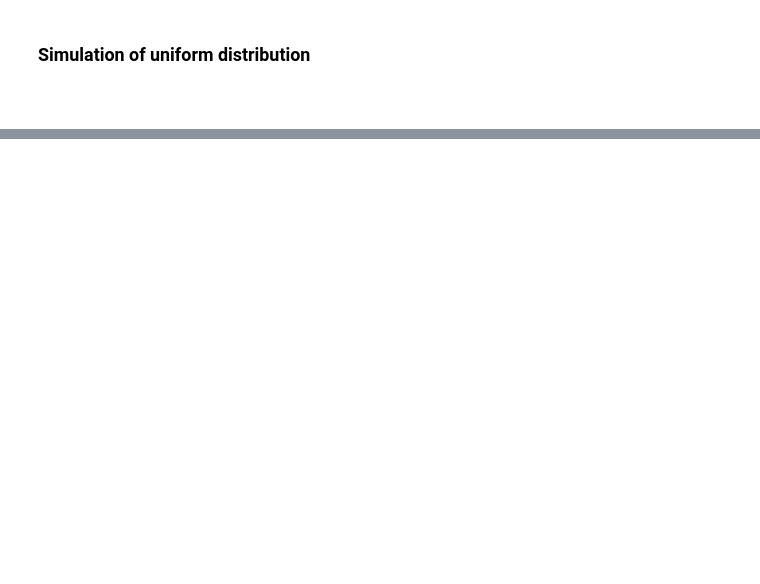
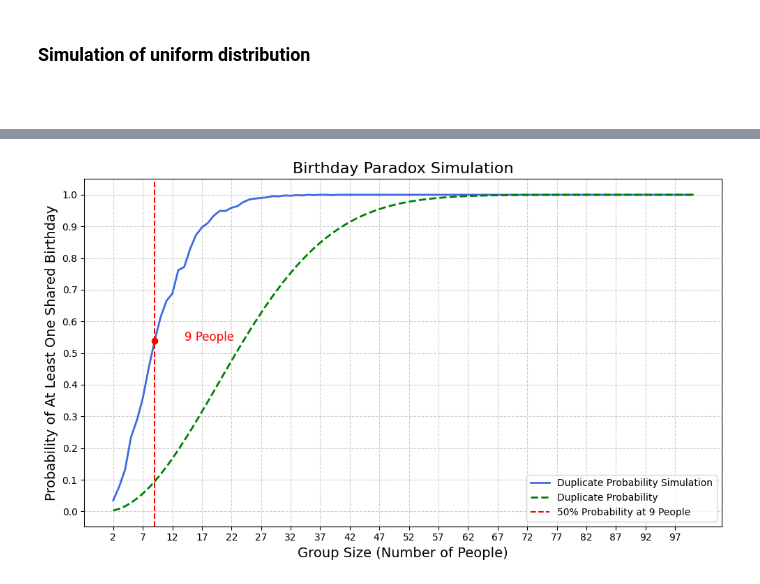
Before and after one commit to filippigianluca/probability_paradoxes, a Jupyter notebook: Birthday_paradox.ipynb, the cells around one changed output, grey strips where cells are left out. Saved outputs shown, nothing was run; the diff lists cells and outputs as text; code cells hidden in the pictures; blank space fills up the shorter version.

```diff
--- a/Birthday_paradox.ipynb
+++ b/Birthday_paradox.ipynb
@@ -125,0 +153,55 @@ array([  4, 206])
+# %%
+iteration = 1000
+Nperson = 100
+
+duplicate_rate = []
+# Simulate the Birthday Paradox for group sizes 2 to 99
+for iGroupSize in tqdm(range(2, Nperson+1)):
+    duplicates_counter = 0
+    for i in range(iteration):
+        birthdays = np.random.randint(365, size=iGroupSize)  # Randomize group birthdays (0-364)
+        # birthdays = np.clip(np.random.normal(180, 150, size=iGroupSize), 0, 364).astype(int)  # Randomize group birthdays (0-364)
+
+
+        uniques, counts = np.unique(birthdays, return_counts=True)  # Unique birthdays and their counts
+        duplicates = uniques[counts > 1]  # Find duplicate birthdays
+        duplicates_counter += np.size(duplicates) > 0  # Count if duplicates exist
+
+    duplicate_rate.append(duplicates_counter / iteration)  # Probability of a duplicate in this group size
+
+
+
+# Plot the results
+plt.figure(figsize=(10, 6))
+plt.plot(range(2, Nperson+1), duplicate_rate, color='royalblue', lw=2, label="Duplicate Probability Simulation")
+plt.plot(range(2, Nperson+1), Pb, color='green', linestyle='--', lw=2, label="Duplicate Probability")
+
+# Highlight where the probability exceeds 50%
+threshold_x = np.argmax(np.array(duplicate_rate) > 0.5) + 2  # Find the group size where P > 0.5
+threshold_y = duplicate_rate[threshold_x - 2]  # Corresponding probability
+
+plt.axvline(x=threshold_x, color='red', linestyle='--', label=f"50% Probability at {threshold_x} People")
+plt.scatter(threshold_x, threshold_y, color='red', zorder=5)  # Add point on the curve
+
+# Annotate the plot with the x-value
+plt.text(threshold_x + 5, threshold_y, f'{int(threshold_x)} People', color='red', fontsize=12, ha='left')
+
+
+# Labels and title
+plt.xlabel('Group Size (Number of People)', fontsize=14)
+plt.ylabel('Probability of At Least One Shared Birthday', fontsize=14)
+plt.title('Birthday Paradox Simulation', fontsize=16)
+
+# Grid and ticks for better readability
+plt.grid(True, linestyle='--', alpha=0.6)
+plt.xticks(range(2, 101, 5))  # Adjust x-ticks for better clarity
+plt.yticks(np.arange(0, 1.1, 0.1))  # Adjust y-ticks
+
+# Add a legend
+plt.legend()
+
+# Show the plot
+plt.tight_layout()
+plt.show()
+# %% [output]
+[figure, added]
```
Also changed, not shown: parts of 17 cells of this notebook.
